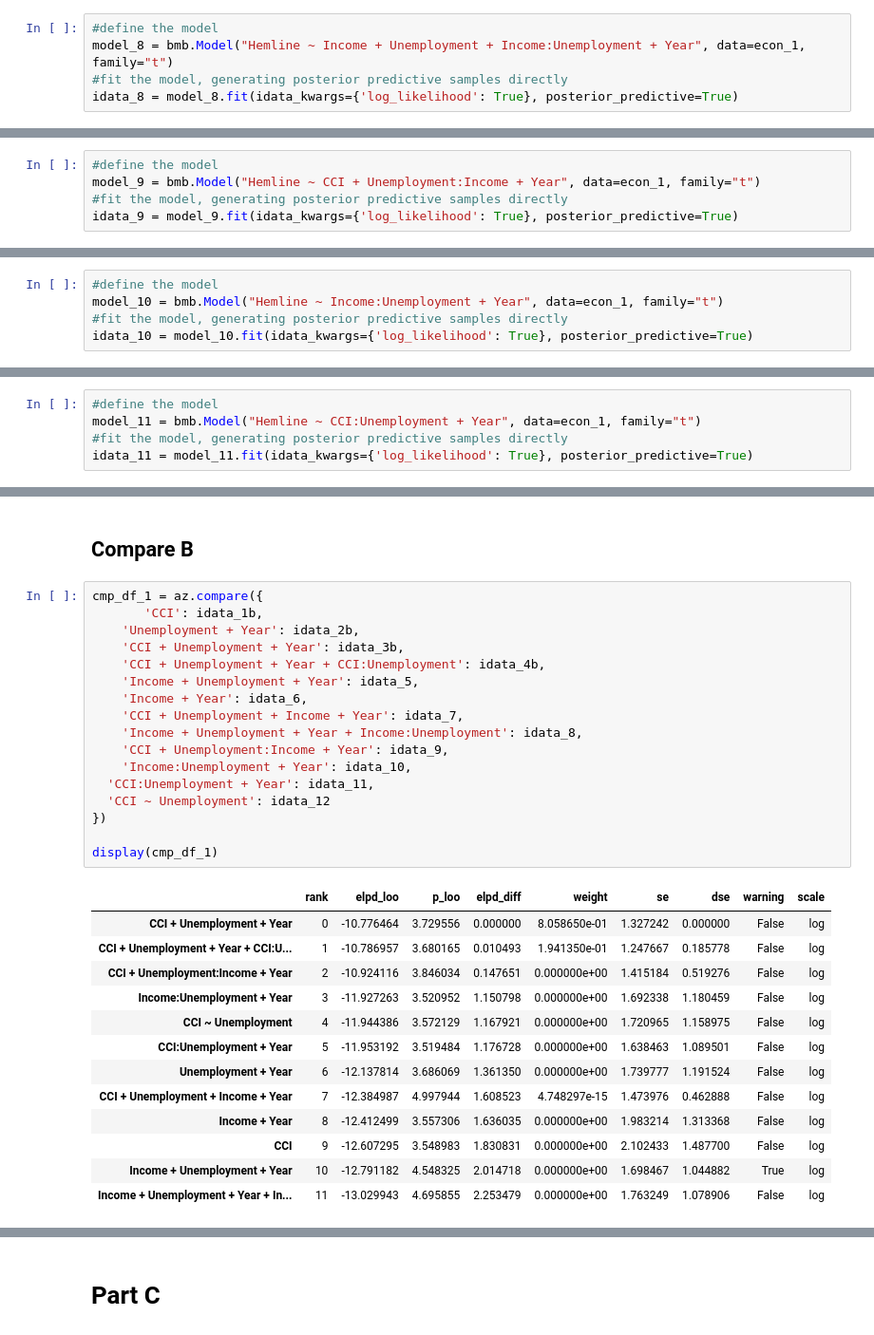
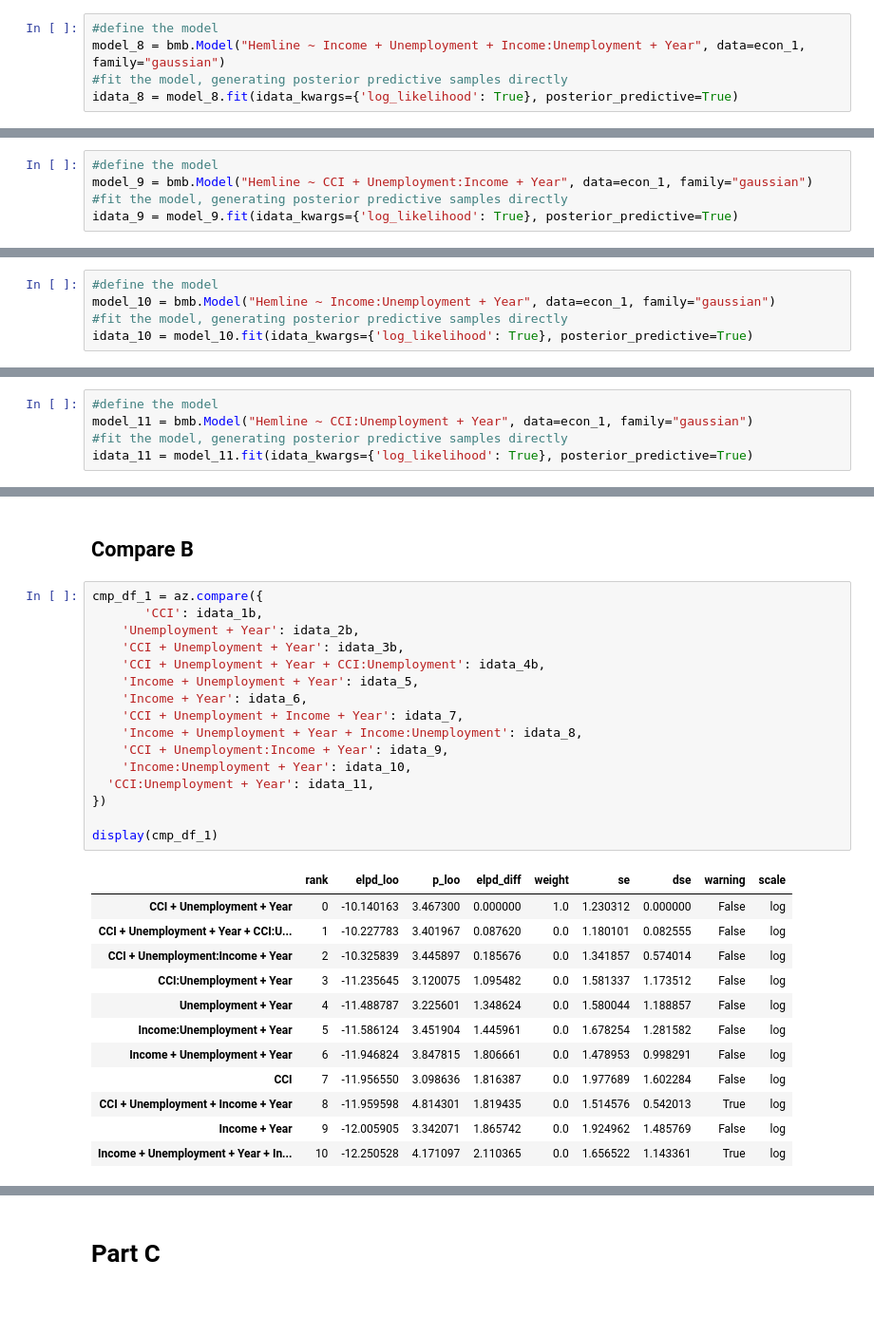
Before and after one commit to sanganalasya-hash/Data-Science, a Jupyter notebook: AP_Research.ipynb, the cells around one changed output, grey strips where cells are left out. Shown at 95% size. Drawn from its saved outputs; the diff is of its cells as text; blank space fills up the shorter version.

```diff
--- a/AP_Research.ipynb
+++ b/AP_Research.ipynb
@@ -224,7 +227,7 @@ az.plot_ppc(idata_7, num_pp_samples=100, figsize=(12, 4), colors=["C1", "C0", "C
 ## Model 8
 # %%
 #define the model
-model_8 = bmb.Model("Hemline ~ Income + Unemployment + Income:Unemployment + Year", data=econ_1, family="t")
+model_8 = bmb.Model("Hemline ~ Income + Unemployment + Income:Unemployment + Year", data=econ_1, family="gaussian")
 #fit the model, generating posterior predictive samples directly
 idata_8 = model_8.fit(idata_kwargs={'log_likelihood': True}, posterior_predictive=True)
 # %%
@@ -235,20 +238,20 @@ az.plot_ppc(idata_8, num_pp_samples=100, figsize=(12, 4), colors=["C1", "C0", "C
 ## Model 9
 # %%
 #define the model
-model_9 = bmb.Model("Hemline ~ CCI + Unemployment:Income + Year", data=econ_1, family="t")
+model_9 = bmb.Model("Hemline ~ CCI + Unemployment:Income + Year", data=econ_1, family="gaussian")
 #fit the model, generating posterior predictive samples directly
 idata_9 = model_9.fit(idata_kwargs={'log_likelihood': True}, posterior_predictive=True)
 # %% [markdown]
 ## Model 10
 # %%
 #define the model
-model_10 = bmb.Model("Hemline ~ Income:Unemployment + Year", data=econ_1, family="t")
+model_10 = bmb.Model("Hemline ~ Income:Unemployment + Year", data=econ_1, family="gaussian")
 #fit the model, generating posterior predictive samples directly
 idata_10 = model_10.fit(idata_kwargs={'log_likelihood': True}, posterior_predictive=True)
 # %% [markdown]
 ## Model 11
 # %%
 #define the model
-model_11 = bmb.Model("Hemline ~ CCI:Unemployment + Year", data=econ_1, family="t")
+model_11 = bmb.Model("Hemline ~ CCI:Unemployment + Year", data=econ_1, family="gaussian")
 #fit the model, generating posterior predictive samples directly
 idata_11 = model_11.fit(idata_kwargs={'log_likelihood': True}, posterior_predictive=True)
@@ -263,34 +260,32 @@ idata_12 = model_12.fit(idata_kwargs={'log_likelihood': True}, posterior_predict
 # %%
 cmp_df_1 = az.compare({
        'CCI': idata_1b,
     'Unemployment + Year': idata_2b,
     'CCI + Unemployment + Year': idata_3b,
     'CCI + Unemployment + Year + CCI:Unemployment': idata_4b,
     'Income + Unemployment + Year': idata_5,
     'Income + Year': idata_6,
     'CCI + Unemployment + Income + Year': idata_7,
     'Income + Unemployment + Year + Income:Unemployment': idata_8,
     'CCI + Unemployment:Income + Year': idata_9,
     'Income:Unemployment + Year': idata_10,
   'CCI:Unemployment + Year': idata_11,
-  'CCI ~ Unemployment': idata_12
 })
 
 display(cmp_df_1)
 # %% [output]
 |  | rank | elpd_loo | p_loo | elpd_diff | weight | se | dse | warning | scale |
-| CCI + Unemployment + Year | 0 | -10.776464 | 3.729556 | 0.000000 | 8.058650e-01 | 1.327242 | 0.000000 | False | log |
-| CCI + Unemployment + Year + CCI:U... | 1 | -10.786957 | 3.680165 | 0.010493 | 1.941350e-01 | 1.247667 | 0.185778 | False | log |
-| CCI + Unemployment:Income + Year | 2 | -10.924116 | 3.846034 | 0.147651 | 0.000000e+00 | 1.415184 | 0.519276 | False | log |
-| Income:Unemployment + Year | 3 | -11.927263 | 3.520952 | 1.150798 | 0.000000e+00 | 1.692338 | 1.180459 | False | log |
-| CCI ~ Unemployment | 4 | -11.944386 | 3.572129 | 1.167921 | 0.000000e+00 | 1.720965 | 1.158975 | False | log |
-| CCI:Unemployment + Year | 5 | -11.953192 | 3.519484 | 1.176728 | 0.000000e+00 | 1.638463 | 1.089501 | False | log |
-| Unemployment + Year | 6 | -12.137814 | 3.686069 | 1.361350 | 0.000000e+00 | 1.739777 | 1.191524 | False | log |
-| CCI + Unemployment + Income + Year | 7 | -12.384987 | 4.997944 | 1.608523 | 4.748297e-15 | 1.473976 | 0.462888 | False | log |
-| Income + Year | 8 | -12.412499 | 3.557306 | 1.636035 | 0.000000e+00 | 1.983214 | 1.313368 | False | log |
-| CCI | 9 | -12.607295 | 3.548983 | 1.830831 | 0.000000e+00 | 2.102433 | 1.487700 | False | log |
-| Income + Unemployment + Year | 10 | -12.791182 | 4.548325 | 2.014718 | 0.000000e+00 | 1.698467 | 1.044882 | True | log |
-| Income + Unemployment + Year + In... | 11 | -13.029943 | 4.695855 | 2.253479 | 0.000000e+00 | 1.763249 | 1.078906 | False | log |
+| CCI + Unemployment + Year | 0 | -10.140163 | 3.467300 | 0.000000 | 1.0 | 1.230312 | 0.000000 | False | log |
+| CCI + Unemployment + Year + CCI:U... | 1 | -10.227783 | 3.401967 | 0.087620 | 0.0 | 1.180101 | 0.082555 | False | log |
+| CCI + Unemployment:Income + Year | 2 | -10.325839 | 3.445897 | 0.185676 | 0.0 | 1.341857 | 0.574014 | False | log |
+| CCI:Unemployment + Year | 3 | -11.235645 | 3.120075 | 1.095482 | 0.0 | 1.581337 | 1.173512 | False | log |
+| Unemployment + Year | 4 | -11.488787 | 3.225601 | 1.348624 | 0.0 | 1.580044 | 1.188857 | False | log |
+| Income:Unemployment + Year | 5 | -11.586124 | 3.451904 | 1.445961 | 0.0 | 1.678254 | 1.281582 | False | log |
+| Income + Unemployment + Year | 6 | -11.946824 | 3.847815 | 1.806661 | 0.0 | 1.478953 | 0.998291 | False | log |
+| CCI | 7 | -11.956550 | 3.098636 | 1.816387 | 0.0 | 1.977689 | 1.602284 | False | log |
+| CCI + Unemployment + Income + Year | 8 | -11.959598 | 4.814301 | 1.819435 | 0.0 | 1.514576 | 0.542013 | True | log |
+| Income + Year | 9 | -12.005905 | 3.342071 | 1.865742 | 0.0 | 1.924962 | 1.485769 | False | log |
+| Income + Unemployment + Year + In... | 10 | -12.250528 | 4.171097 | 2.110365 | 0.0 | 1.656522 | 1.143361 | True | log |
 # %%
 az.plot_compare(cmp_df_1)
 # %% [output]
```
Also changed, not shown: parts of 26 cells of this notebook.
